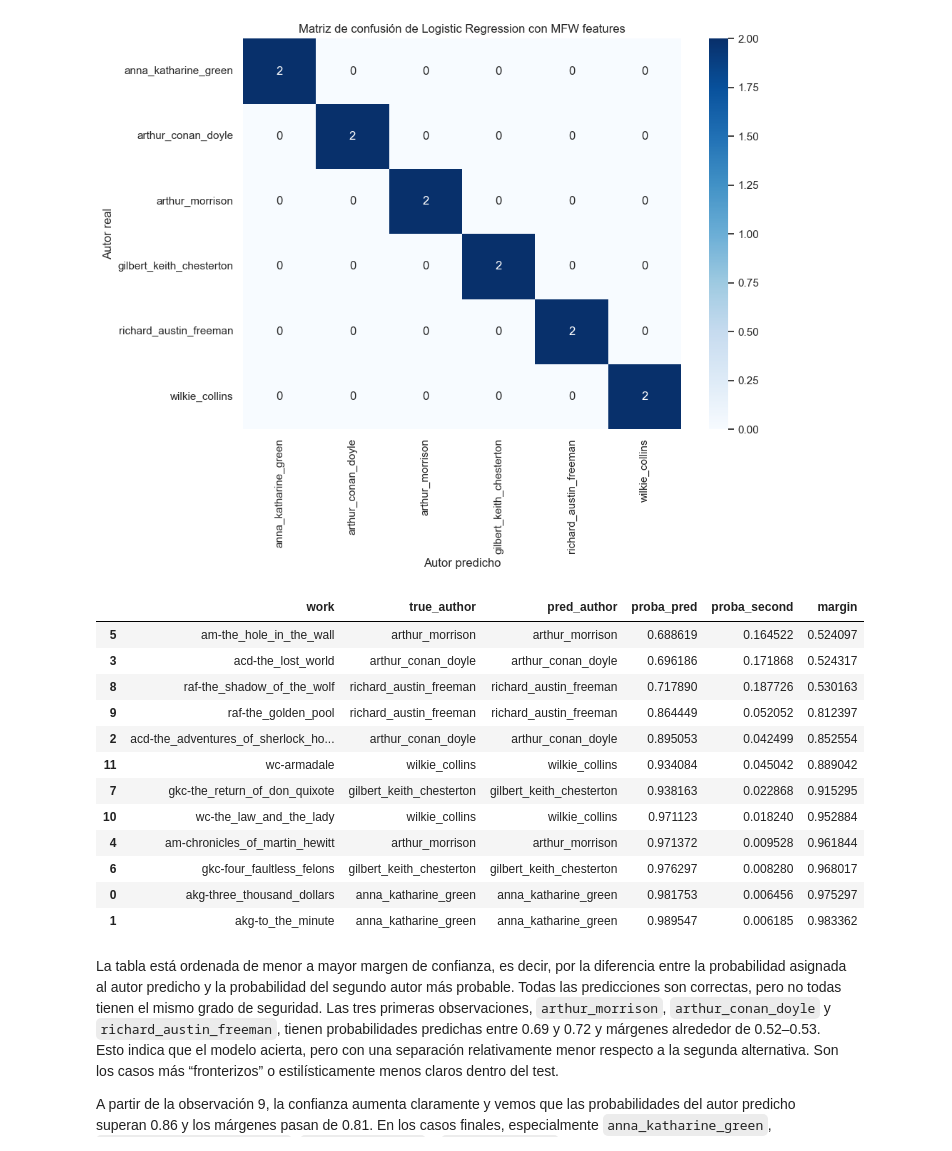
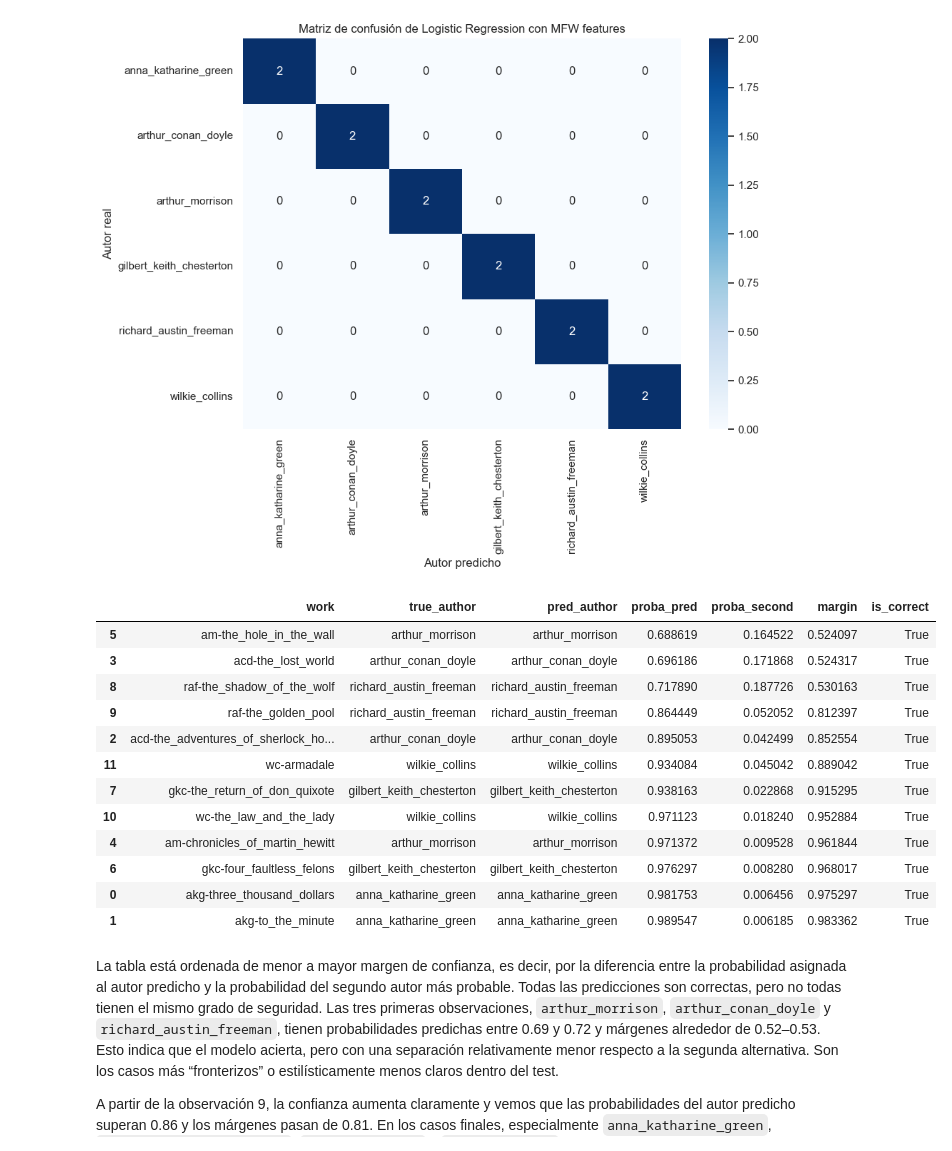
Before and after one commit to Elle518/whodunit-stylometry, a Jupyter notebook: notebooks/08_supervised_ml_explainability_lr_coef.ipynb, the cells around one changed output. Saved outputs shown, nothing was run; the diff lists cells and outputs as text; code cells hidden in the pictures.

```diff
--- a/notebooks/08_supervised_ml_explainability_lr_coef.ipynb
+++ b/notebooks/08_supervised_ml_explainability_lr_coef.ipynb
@@ -151,32 +151,36 @@ plot_confussion_matrix(cm=cm, labels=classes, model_name="Logistic Regression",
 # %%
 proba_df = pd.DataFrame(y_proba, columns=classes, index=X_test.index)
 ordered = np.sort(y_proba, axis=1)[:, ::-1]
+second = ordered[:, 1] if y_proba.shape[1] > 1 else np.zeros(len(X_test))
+
 confidence_df = pd.DataFrame(
     {
         "work": test_fw["file_name"],
         "true_author": y_test.values,
         "pred_author": y_pred,
         "proba_pred": ordered[:, 0],
-        "proba_second": ordered[:, 1] if y_proba.shape[1] > 1 else np.nan,
-        "margin": ordered[:, 0] - (ordered[:, 1] if y_proba.shape[1] > 1 else 0),
+        "proba_second": second,
+        "margin": ordered[:, 0] - second,
+        "is_correct": y_test.values == y_pred,
     },
     index=X_test.index,
 ).sort_values("margin")
+
 confidence_df
 # %% [output]
-|  | work | true_author | pred_author | proba_pred | proba_second | margin |
-| 5 | am-the_hole_in_the_wall | arthur_morrison | arthur_morrison | 0.688619 | 0.164522 | 0.524097 |
-| 3 | acd-the_lost_world | arthur_conan_doyle | arthur_conan_doyle | 0.696186 | 0.171868 | 0.524317 |
-| 8 | raf-the_shadow_of_the_wolf | richard_austin_freeman | richard_austin_freeman | 0.717890 | 0.187726 | 0.530163 |
-| 9 | raf-the_golden_pool | richard_austin_freeman | richard_austin_freeman | 0.864449 | 0.052052 | 0.812397 |
-| 2 | acd-the_adventures_of_sherlock_ho... | arthur_conan_doyle | arthur_conan_doyle | 0.895053 | 0.042499 | 0.852554 |
-| 11 | wc-armadale | wilkie_collins | wilkie_collins | 0.934084 | 0.045042 | 0.889042 |
-| 7 | gkc-the_return_of_don_quixote | gilbert_keith_chesterton | gilbert_keith_chesterton | 0.938163 | 0.022868 | 0.915295 |
-| 10 | wc-the_law_and_the_lady | wilkie_collins | wilkie_collins | 0.971123 | 0.018240 | 0.952884 |
-| 4 | am-chronicles_of_martin_hewitt | arthur_morrison | arthur_morrison | 0.971372 | 0.009528 | 0.961844 |
-| 6 | gkc-four_faultless_felons | gilbert_keith_chesterton | gilbert_keith_chesterton | 0.976297 | 0.008280 | 0.968017 |
-| 0 | akg-three_thousand_dollars | anna_katharine_green | anna_katharine_green | 0.981753 | 0.006456 | 0.975297 |
-| 1 | akg-to_the_minute | anna_katharine_green | anna_katharine_green | 0.989547 | 0.006185 | 0.983362 |
+|  | work | true_author | pred_author | proba_pred | proba_second | margin | is_correct |
+| 5 | am-the_hole_in_the_wall | arthur_morrison | arthur_morrison | 0.688619 | 0.164522 | 0.524097 | True |
+| 3 | acd-the_lost_world | arthur_conan_doyle | arthur_conan_doyle | 0.696186 | 0.171868 | 0.524317 | True |
+| 8 | raf-the_shadow_of_the_wolf | richard_austin_freeman | richard_austin_freeman | 0.717890 | 0.187726 | 0.530163 | True |
+| 9 | raf-the_golden_pool | richard_austin_freeman | richard_austin_freeman | 0.864449 | 0.052052 | 0.812397 | True |
+| 2 | acd-the_adventures_of_sherlock_ho... | arthur_conan_doyle | arthur_conan_doyle | 0.895053 | 0.042499 | 0.852554 | True |
+| 11 | wc-armadale | wilkie_collins | wilkie_collins | 0.934084 | 0.045042 | 0.889042 | True |
+| 7 | gkc-the_return_of_don_quixote | gilbert_keith_chesterton | gilbert_keith_chesterton | 0.938163 | 0.022868 | 0.915295 | True |
+| 10 | wc-the_law_and_the_lady | wilkie_collins | wilkie_collins | 0.971123 | 0.018240 | 0.952884 | True |
+| 4 | am-chronicles_of_martin_hewitt | arthur_morrison | arthur_morrison | 0.971372 | 0.009528 | 0.961844 | True |
+| 6 | gkc-four_faultless_felons | gilbert_keith_chesterton | gilbert_keith_chesterton | 0.976297 | 0.008280 | 0.968017 | True |
+| 0 | akg-three_thousand_dollars | anna_katharine_green | anna_katharine_green | 0.981753 | 0.006456 | 0.975297 | True |
+| 1 | akg-to_the_minute | anna_katharine_green | anna_katharine_green | 0.989547 | 0.006185 | 0.983362 | True |
 # %% [markdown]
 La tabla está ordenada de menor a mayor margen de confianza, es decir, por la diferencia entre la probabilidad asignada al autor predicho y la probabilidad del segundo autor más probable. Todas las predicciones son correctas, pero no todas tienen el mismo grado de seguridad. Las tres primeras observaciones, `arthur_morrison`, `arthur_conan_doyle` y `richard_austin_freeman`, tienen probabilidades predichas entre 0.69 y 0.72 y márgenes alrededor de 0.52–0.53. Esto indica que el modelo acierta, pero con una separación relativamente menor respecto a la segunda alternativa. Son los casos más “fronterizos” o estilísticamente menos claros dentro del test.
 
```
Also changed, not shown: parts of 10 cells of this notebook.
